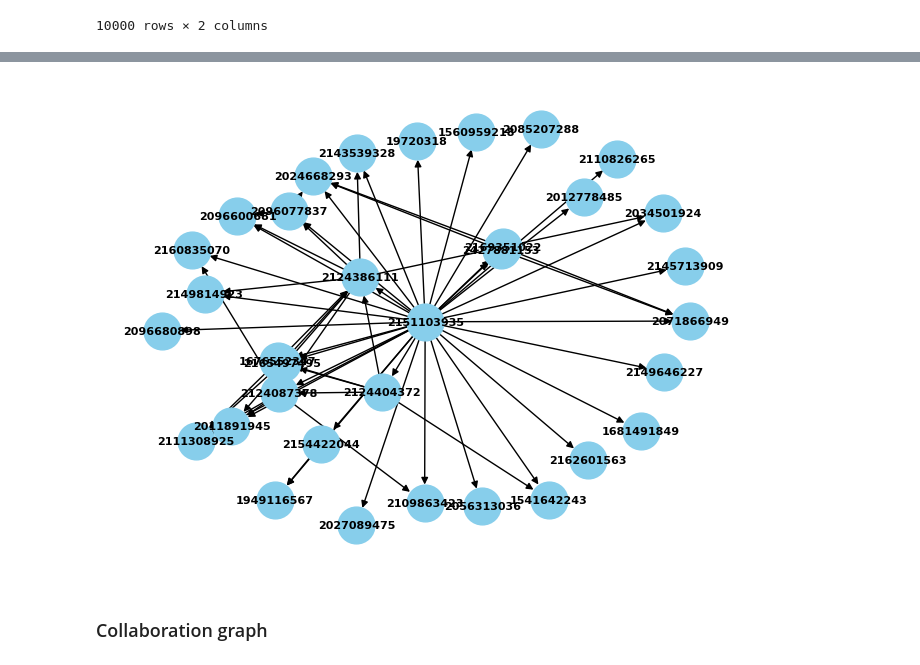
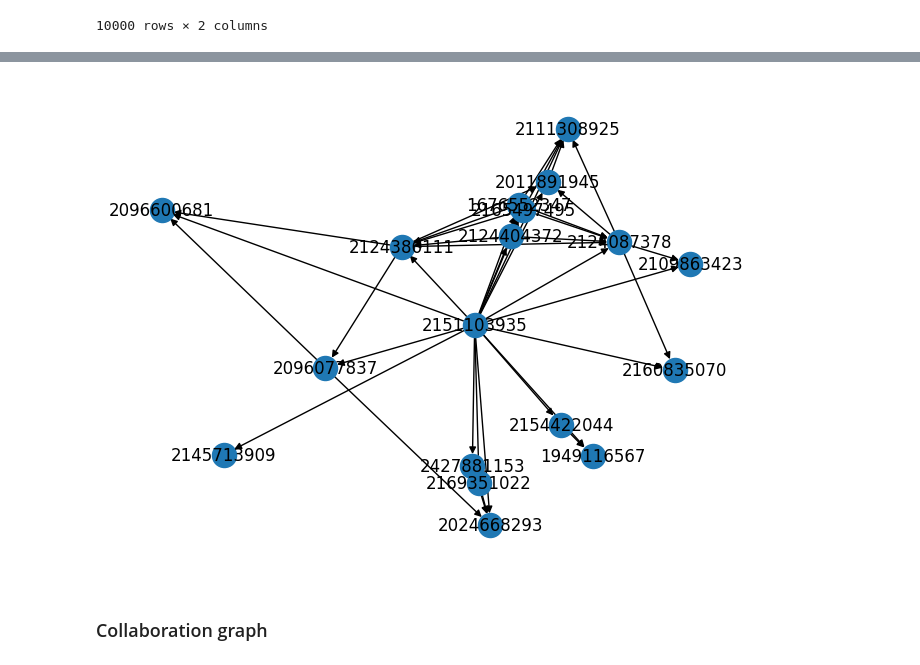
Before and after one commit to marinazanoni/HM5_ADM, a Jupyter notebook: hw5_question1.ipynb, the cells around one changed output, grey strips where cells are left out. Cells and saved outputs as stored; diff of their text form; code cells hidden in the pictures.

```diff
--- a/hw5_question1.ipynb
+++ b/hw5_question1.ipynb
@@ -183,3 +171,7 @@ dataset_top_citation_citation_graph
 | 9998 | 1559983024 | [74179108, 137024741, 1987928129,... |
 | 9999 | 2138165844 | [1989326485, 2050765519, 21215428... |
 10000 rows × 2 columns
+# %%
+dataset_top_citation_citation_graph['references'] = dataset_top_citation_citation_graph['references'].apply(lambda x: x.replace('[', '').replace(']', '')).copy()
+dataset_top_citation_citation_graph['references'] = dataset_top_citation_citation_graph['references'].apply(lambda x: x.split(','))
+dataset_top_citation_citation_graph['id'] = dataset_top_citation_citation_graph['id'].astype(str)
@@ -185,0 +194,8 @@ dataset_top_citation_citation_graph
+# %%
+all_ids = dataset_top_citation_citation_graph['id'].tolist()
+all_ids = [id_.strip() for id_ in all_ids]
+def references_under_id(ids_list):
+    return [id_.strip() for id_ in ids_list if id_.strip() in all_ids]
+dataset_top_citation_citation_graph['references_under_id'] = dataset_top_citation_citation_graph['references'].apply(references_under_id)
+dataset_top_citation_citation_graph = dataset_top_citation_citation_graph.copy()
+dataset_top_citation_citation_graph
@@ -186,10 +221,7 @@ dataset_top_citation_citation_graph
 # %%
-dataset_top_citation_citation_graph['references'] = dataset_top_citation_citation_graph['references'].apply(ast.literal_eval)
 G = nx.DiGraph()
-
 G.add_nodes_from(dataset_top_citation_citation_graph['id'])
-
 for _, row in dataset_top_citation_citation_graph.iterrows():
-    source = row['id']
-    targets = row['references']
-    G.add_edges_from([(source, target) for target in targets])
+    source_node = row['id']
+    target_node = row['references_under_id']
+    G.add_edges_from([(source_node, target_node) for target_node in target_node])
@@ -202,14 +228,14 @@ See the caveats in the documentation: https://pandas.pydata.org/pandas-docs/stab
 # %%
-subgraph_nodes = [2151103935] + list(G.neighbors(2151103935))
+first_node_to_show = dataset_top_citation_citation_graph.iloc[0]
+source_node = first_node_to_show['id']
+target_node = first_node_to_show['references_under_id']
+subgraph_nodes = [source_node] + target_node
 subgraph = G.subgraph(subgraph_nodes)
-
-# Visualization
-pos = nx.spring_layout(subgraph)  # You can choose a different layout algorithm
-
-nx.draw(subgraph, pos, with_labels=True, font_weight='bold', node_size=700, node_color='skyblue', font_size=8, arrowsize=10)
+pos = nx.spring_layout(subgraph)
+nx.draw(subgraph, pos, with_labels=True, arrowsize=10)
 plt.show()
 # %% [output]
-[figure, old version]
+[figure, new version]
 # %% [markdown]
 ### Collaboration graph
 # %%
```
Also changed, not shown: parts of 4 cells of this notebook.
